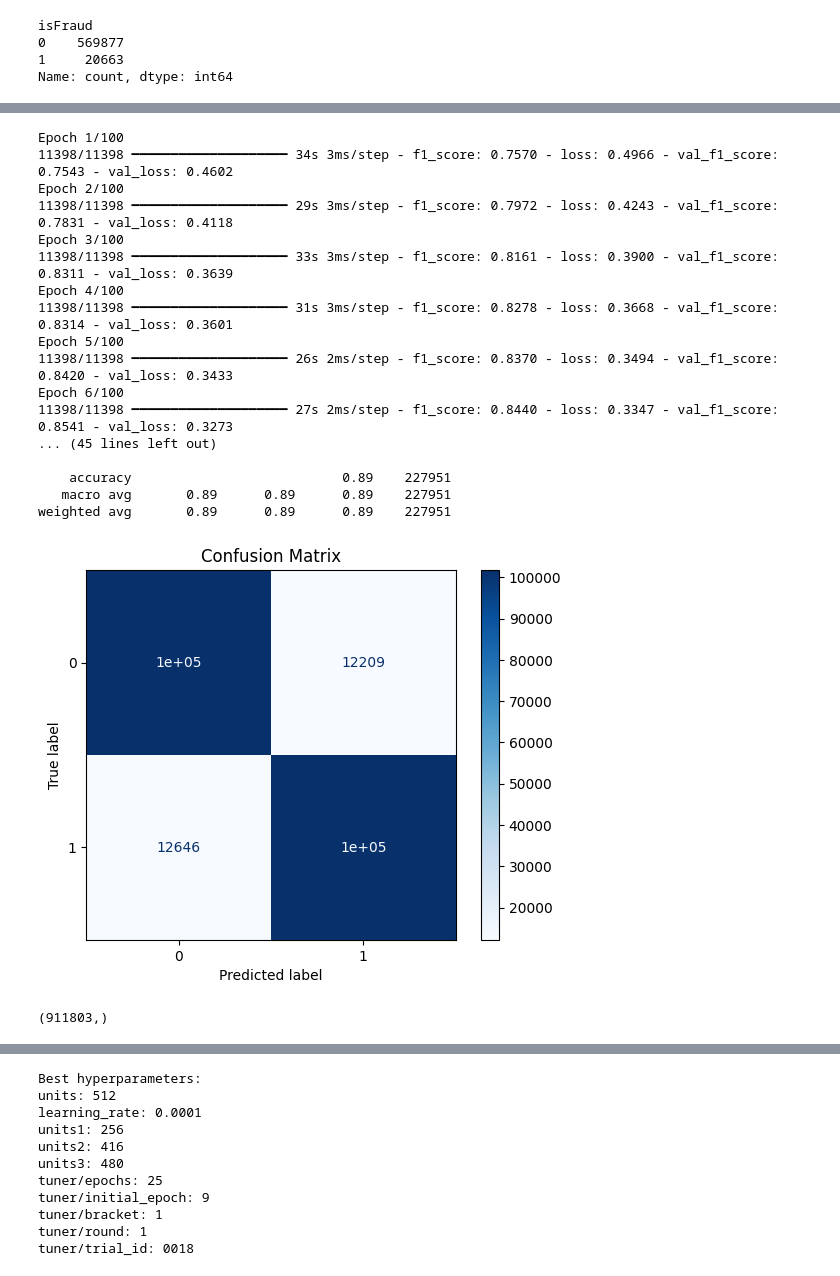
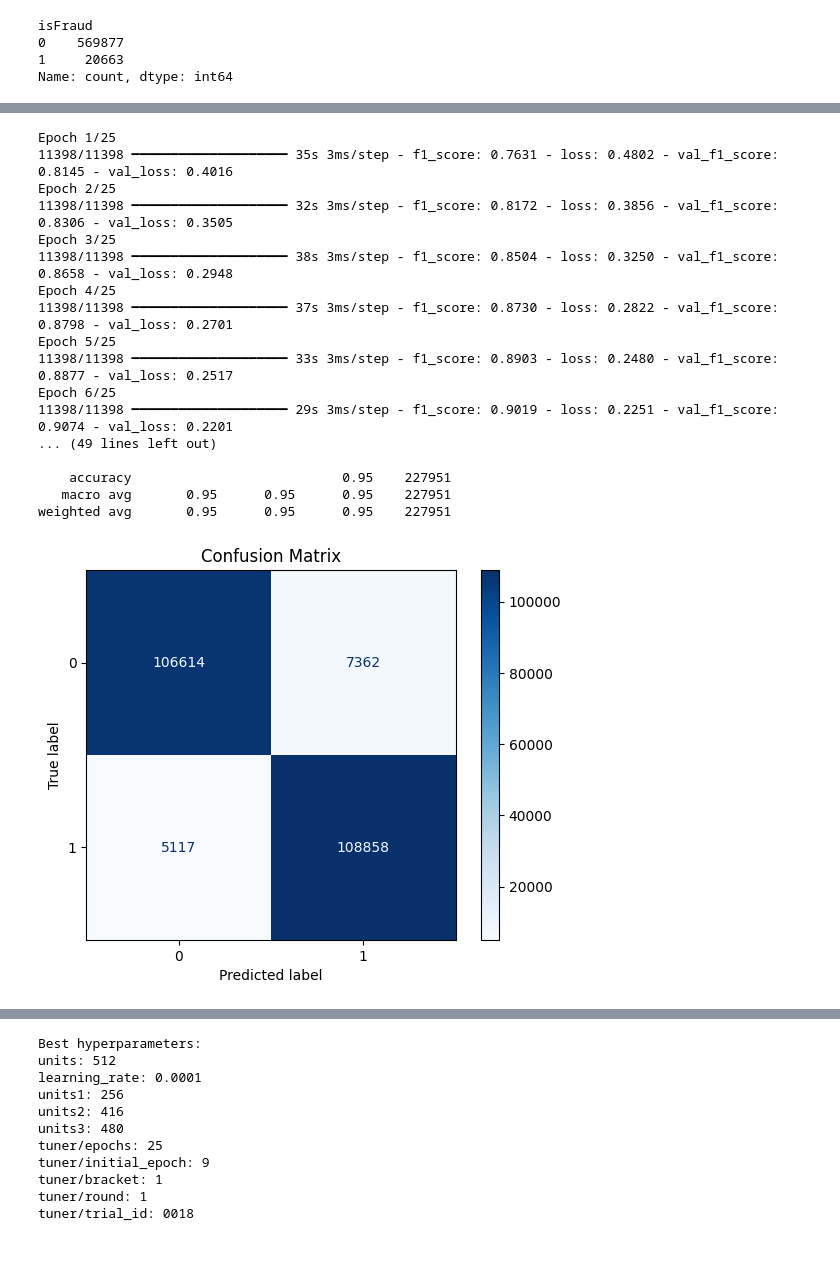
Before and after one commit to Marko-debug/Prediction-of-Fraud-transactions, a Jupyter notebook: models/TensorFlow.ipynb, the cells around one changed output, grey strips where cells are left out. Cells and saved outputs as stored; diff of their text form; code cells hidden in the pictures.

```diff
--- a/models/TensorFlow.ipynb
+++ b/models/TensorFlow.ipynb
@@ -73,14 +73,22 @@ for col in df_train.select_dtypes(include='object').columns:
 
     # Step 5: Assign the encoded values back to the column
     df_train[col] = encoded_values
+
 df_train.fillna(-999, inplace=True)
 percent_missing = (df_train == -999).mean() * 100
 
 # Identify columns where more than 50% of the values are missing
 cols_to_drop = percent_missing[percent_missing > 50].index
 
+cols_to_keep = ['R_emaildomain', 'DeviceInfo', 'DeviceType', 'D5', 'D6', 'D7', 'D8', 'D9', 'D12', 'D13', 'D14', 'dist1', 'dist2', 'id_31', 'id_30', 'M5', 'M7', 'M8', 'M9']
+cols_to_drop = cols_to_drop.drop(cols_to_keep, errors='ignore') # Exclude 'R_emaildomain' from dropping
+
 # Drop these columns
 df_train_cleaned = df_train.drop(columns=cols_to_drop)
+
+remove_columns = ['M4']
+# Drop these columns
+df_train_cleaned = df_train_cleaned.drop(columns=remove_columns)
 
 # Display the cleaned dataframe
 print(f"Columns removed: {cols_to_drop}")
@@ -104,3 +104,12 @@ y_train = df_train_cleaned['isFraud']  # This is the target variable
+# %%
+df_train_cleaned = df_train_cleaned.drop('TransactionID', axis=1)
+
+# Select only numerical columns
+X_train = df_train_cleaned.drop(columns=['isFraud'])
+y_train = df_train_cleaned['isFraud']
+
+# Train-test split (80% train, 20% validation)
+# X_train_final, X_val, y_train_final, y_val = train_test_split(X_train, y_train, test_size=0.2, random_state=42, stratify=y_train)
 # %%
 majority_class_indices = np.where(y_train == 0)[0]
 minority_class_indices = np.where(y_train == 1)[0]
@@ -161,8 +149,8 @@ model = Sequential()
 model.add(Input(shape=(X_train_scaled.shape[1],)))
 
 # Hidden Layers
-model.add(Dense(64, activation='relu'))
-model.add(Dense(64, activation='relu'))
+model.add(Dense(80, activation='relu'))
+model.add(Dense(600, activation='relu'))
 model.add(Dense(64, activation='relu'))
 
 # Output Layer
@@ -175,43 +163,44 @@ model.compile(
 )
 # %%
 history = model.fit(X_train_scaled, y_train_final,
-                    epochs=100,                   # Allow for many, early stopping will cut it short
+                    epochs=25,                   # Allow for many, early stopping will cut it short
                     batch_size=64,
                     validation_split=0.2,
                     callbacks=[early_stopping],  # <- This is what enables early stopping
                     verbose=1
                     )
 
-# Evaluate the model on the test set
-y_pred_proba = model.predict(X_val_scaled)  # Predict probabilities
+y_train_pred_proba = model.predict(X_train_scaled)
+y_train_pred = (y_train_pred_proba > 0.5).astype(int)
+print("Training Performance:\n", classification_report(y_train_final, y_train_pred))
 
-# Convert probabilities to class labels (0 or 1)
-y_pred = (y_pred_proba > 0.5).astype(int)
+# Predictions on validation data
+y_val_pred_proba = model.predict(X_val_scaled)
+y_val_pred = (y_val_pred_proba > 0.5).astype(int)
+print("Validation Performance:\n", classification_report(y_val, y_val_pred))
 
-print("\nClassification Report:\n", classification_report(y_val, y_pred))
-
-cm = confusion_matrix(y_val, y_pred)
-
+# Confusion Matrix
+cm = confusion_matrix(y_val, y_val_pred)
 disp = ConfusionMatrixDisplay(confusion_matrix=cm, display_labels=[0, 1])
 disp.plot(cmap='Blues')
 plt.title('Confusion Matrix')
 plt.show()
 # %% [output]
-Epoch 1/100
-11398/11398 ━━━━━━━━━━━━━━━━━━━━ 34s 3ms/step - f1_score: 0.7570 - loss: 0.4966 - val_f1_score: 0.7543 - val_loss: 0.4602
-Epoch 2/100
-11398/11398 ━━━━━━━━━━━━━━━━━━━━ 29s 3ms/step - f1_score: 0.7972 - loss: 0.4243 - val_f1_score: 0.7831 - val_loss: 0.4118
-Epoch 3/100
-11398/11398 ━━━━━━━━━━━━━━━━━━━━ 33s 3ms/step - f1_score: 0.8161 - loss: 0.3900 - val_f1_score: 0.8311 - val_loss: 0.3639
-Epoch 4/100
-11398/11398 ━━━━━━━━━━━━━━━━━━━━ 31s 3ms/step - f1_score: 0.8278 - loss: 0.3668 - val_f1_score: 0.8314 - val_loss: 0.3601
-Epoch 5/100
-11398/11398 ━━━━━━━━━━━━━━━━━━━━ 26s 2ms/step - f1_score: 0.8370 - loss: 0.3494 - val_f1_score: 0.8420 - val_loss: 0.3433
-Epoch 6/100
-11398/11398 ━━━━━━━━━━━━━━━━━━━━ 27s 2ms/step - f1_score: 0.8440 - loss: 0.3347 - val_f1_score: 0.8541 - val_loss: 0.3273
-... (45 lines left out)
+Epoch 1/25
+11398/11398 ━━━━━━━━━━━━━━━━━━━━ 35s 3ms/step - f1_score: 0.7631 - loss: 0.4802 - val_f1_score: 0.8145 - val_loss: 0.4016
+Epoch 2/25
+11398/11398 ━━━━━━━━━━━━━━━━━━━━ 32s 3ms/step - f1_score: 0.8172 - loss: 0.3856 - val_f1_score: 0.8306 - val_loss: 0.3505
+Epoch 3/25
+11398/11398 ━━━━━━━━━━━━━━━━━━━━ 38s 3ms/step - f1_score: 0.8504 - loss: 0.3250 - val_f1_score: 0.8658 - val_loss: 0.2948
+Epoch 4/25
+11398/11398 ━━━━━━━━━━━━━━━━━━━━ 37s 3ms/step - f1_score: 0.8730 - loss: 0.2822 - val_f1_score: 0.8798 - val_loss: 0.2701
+Epoch 5/25
+11398/11398 ━━━━━━━━━━━━━━━━━━━━ 33s 3ms/step - f1_score: 0.8903 - loss: 0.2480 - val_f1_score: 0.8877 - val_loss: 0.2517
+Epoch 6/25
+11398/11398 ━━━━━━━━━━━━━━━━━━━━ 29s 3ms/step - f1_score: 0.9019 - loss: 0.2251 - val_f1_score: 0.9074 - val_loss: 0.2201
+... (49 lines left out)
 
-    accuracy                           0.89    227951
-   macro avg       0.89      0.89      0.89    227951
-weighted avg       0.89      0.89      0.89    227951
+    accuracy                           0.95    227951
+   macro avg       0.95      0.95      0.95    227951
+weighted avg       0.95      0.95      0.95    227951
-[figure, old version]
+[figure, new version]
@@ -225,4 +206,0 @@ def f1_metric(y_true, y_pred):
-# %%
-y_train_final.shape
-# %% [output]
-(911803,)
```
Also changed, not shown: parts of 14 cells of this notebook.
